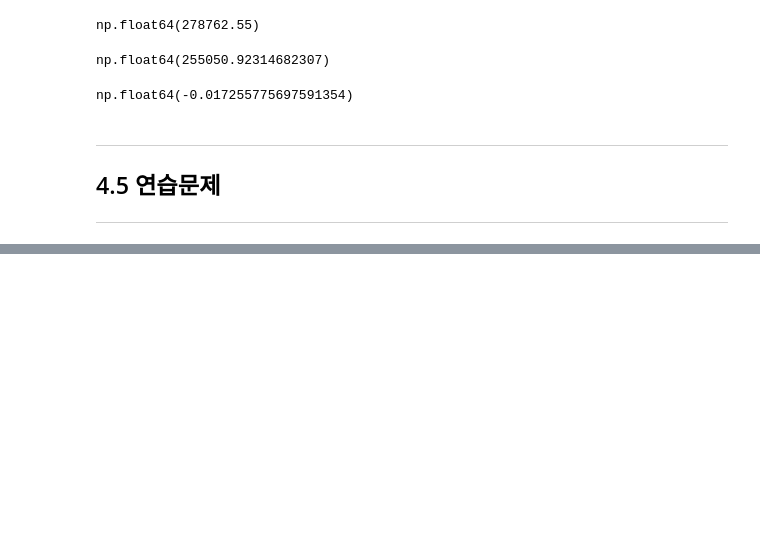
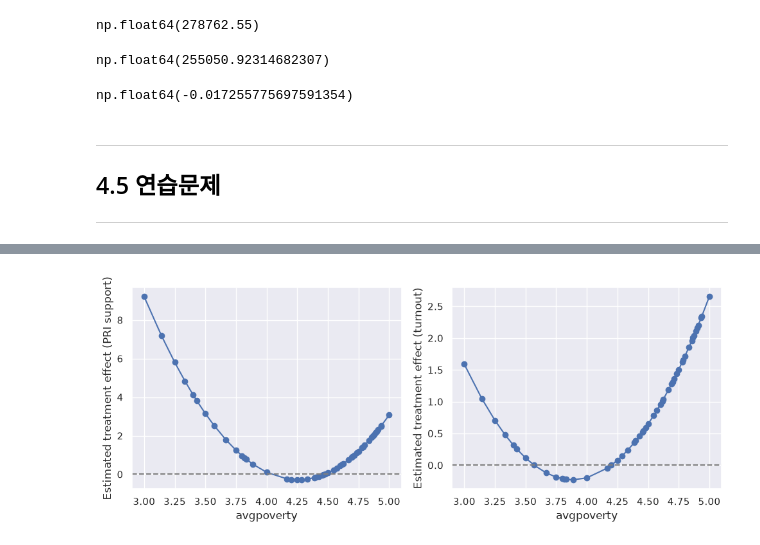
Before and after one commit to lee-data-socio/studies, a Jupyter notebook: qss/ch04_PREDICTION.ipynb, the cells around one changed output, grey strips where cells are left out. Drawn from its saved outputs; the diff is of its cells as text; code cells hidden in the pictures; blank space fills up the shorter version.

```diff
--- a/qss/ch04_PREDICTION.ipynb
+++ b/qss/ch04_PREDICTION.ipynb
@@ -1107,0 +1304,6 @@ np.float64(-0.017255775697591354)
+# %%
+q6_pri = smf.ols('pri2000s ~ treatment + np.log(pobtot1994) + avgpoverty + I(avgpoverty**2) '
+                '+ treatment:avgpoverty + treatment:I(avgpoverty**2)', data=df).fit()
+
+q6_t = smf.ols('t2000 ~ treatment + np.log(pobtot1994) + avgpoverty + I(avgpoverty**2) '
+                '+ treatment:avgpoverty + treatment:I(avgpoverty**2)', data=df).fit()
@@ -1107,0 +1336,3 @@ np.float64(-0.017255775697591354)
+# %%
+poverty_vals = np.sort(df['avgpoverty'].unique())
+poverty_vals
@@ -1107,0 +1351,26 @@ np.float64(-0.017255775697591354)
+# %%
+pri_effect =(
+    q6_pri.params['treatment'] + q6_pri.params['treatment:avgpoverty'] * poverty_vals
+    + q6_pri.params['treatment:I(avgpoverty ** 2)'] * poverty_vals**2
+)
+
+t_effect =(
+    q6_t.params['treatment'] + q6_t.params['treatment:avgpoverty'] * poverty_vals
+    + q6_t.params['treatment:I(avgpoverty ** 2)'] * poverty_vals**2
+)
+# %%
+fig, ax = plt.subplots(1, 2, figsize=(10, 4))
+
+ax[0].plot(poverty_vals, pri_effect, marker='o')
+ax[0].axhline(0, color='gray', linestyle='--')
+ax[0].set_xlabel('avgpoverty')
+ax[0].set_ylabel('Estimated treatment effect (PRI support)')
+
+ax[1].plot(poverty_vals, t_effect, marker='o')
+ax[1].axhline(0, color='gray', linestyle='--')
+ax[1].set_xlabel('avgpoverty')
+ax[1].set_ylabel('Estimated treatment effect (turnout)')
+
+plt.tight_layout();
+# %% [output]
+[figure, added]
```
Also changed, not shown: parts of 33 cells of this notebook, 2 other files.
